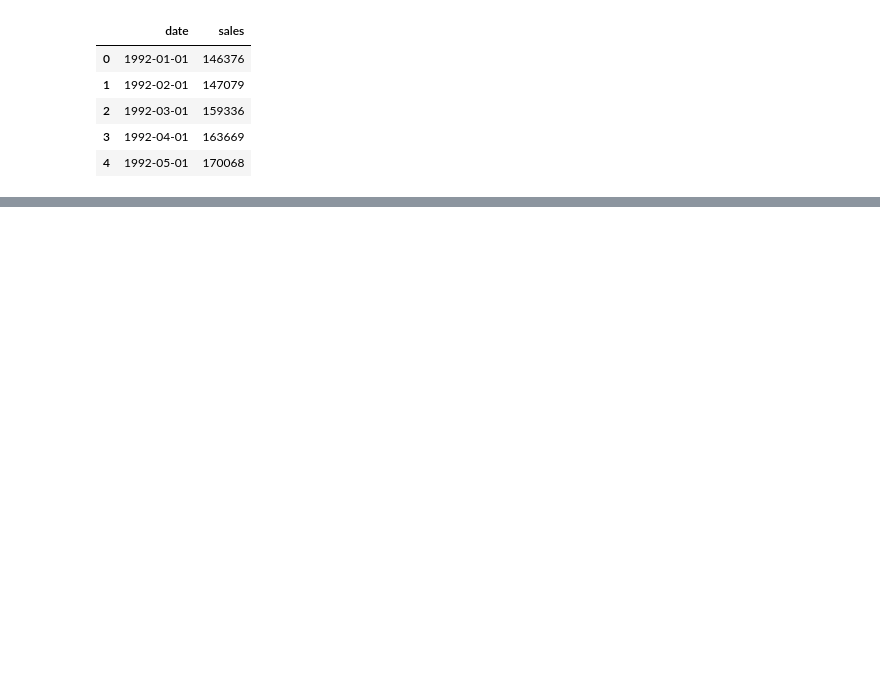
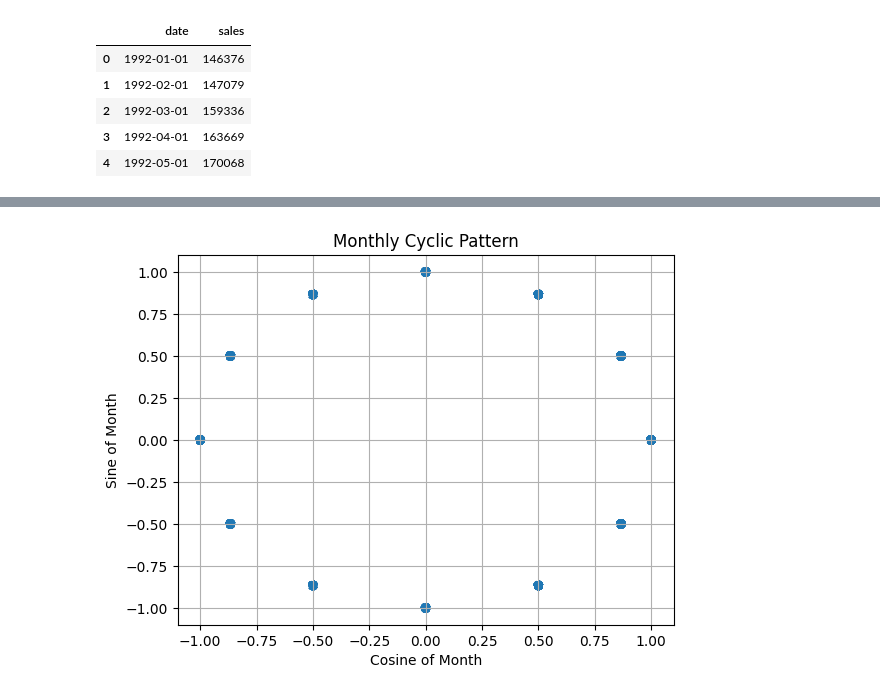
Before and after one commit to siwa-p/Time-Series-Forecasting, a Jupyter notebook: notebooks/lstm_example.ipynb, the cells around one changed output, grey strips where cells are left out. Cells and saved outputs as stored; diff of their text form; code cells hidden in the pictures; blank space fills up the shorter version.

```diff
--- a/notebooks/lstm_example.ipynb
+++ b/notebooks/lstm_example.ipynb
@@ -52,3 +61,13 @@ test_with_month = np.hstack((test_reshaped, month_sin_test.reshape(-1, 1)))
+# %%
+# Extract the month from the datetime column
+months = dt['date'].dt.month
+plt.scatter(np.cos(2 * np.pi * months / 12), np.sin(2 * np.pi * months / 12), linestyle = '--')
+plt.xlabel('Cosine of Month')
+plt.ylabel('Sine of Month')
+plt.title('Monthly Cyclic Pattern')
+plt.grid(True)
+# %% [output]
+[figure, added]
 # %%
 # detrend the data
 # using a linear regression model
```
Also changed, not shown: parts of 8 cells of this notebook, 2 other files.
